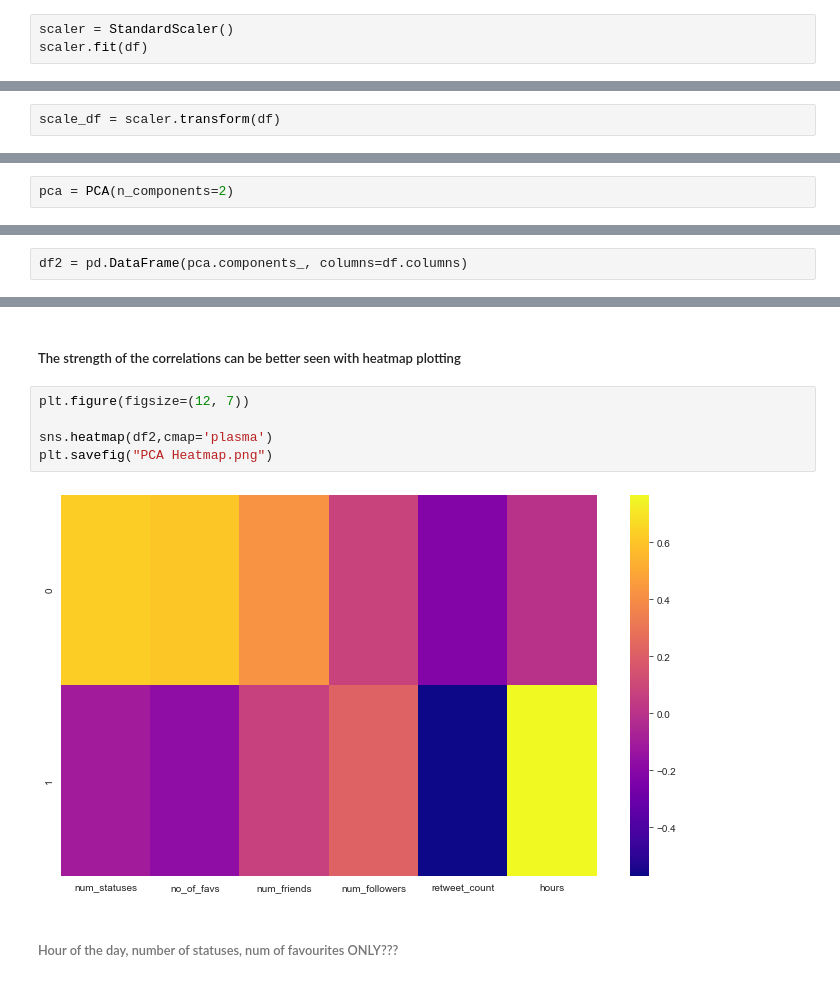
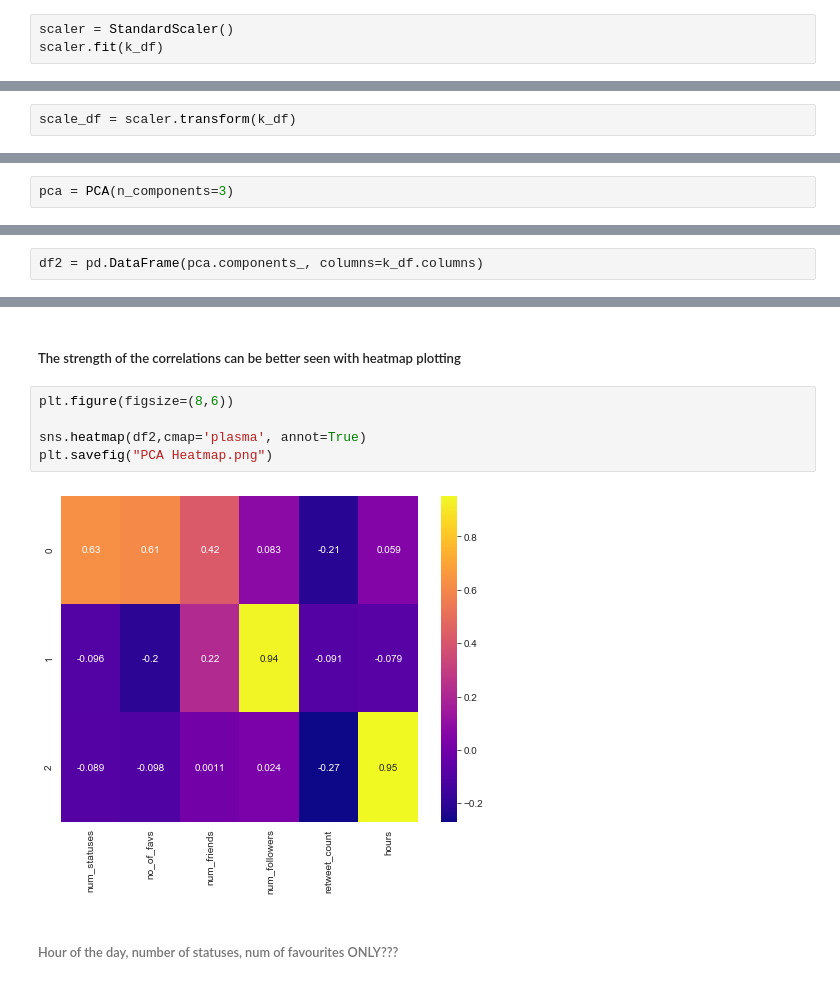
Before and after one commit to olubadmus/Twitter-User-Clustering, a Jupyter notebook: Charlottevile_PCA_KMeans Code.ipynb, the cells around one changed output, grey strips where cells are left out. Cells and saved outputs as stored; diff of their text form.

```diff
--- a/Charlottevile_PCA_KMeans Code.ipynb
+++ b/Charlottevile_PCA_KMeans Code.ipynb
@@ -173,8 +159,8 @@ I dont know if PCA is neccessary in this case since we do no have many features,
 from sklearn.preprocessing import StandardScaler
 # %%
 scaler = StandardScaler()
-scaler.fit(df)
+scaler.fit(k_df)
 # %% [output]
 StandardScaler(copy=True, with_mean=True, with_std=True)
 # %%
-scale_df = scaler.transform(df)
+scale_df = scaler.transform(k_df)
@@ -185,7 +185,7 @@ scale_df = scaler.transform(df)
 # %%
 from sklearn.decomposition import PCA
 # %%
-pca = PCA(n_components=2)
+pca = PCA(n_components=3)
 # %%
 pca.fit(scale_df)
 # %% [output]
@@ -231,5 +237,5 @@ array([[ 6.33379068e-01,  6.07707410e-01,  4.21433235e-01,
 # %%
-df2 = pd.DataFrame(pca.components_, columns=df.columns)
+df2 = pd.DataFrame(pca.components_, columns=k_df.columns)
 # %%
 df2
 # %% [output]
@@ -239,12 +246,12 @@ df2
 # %% [markdown]
 ##### The strength of the correlations can be better seen with heatmap plotting
 # %%
-plt.figure(figsize=(12, 7))
+plt.figure(figsize=(8,6))
 
-sns.heatmap(df2,cmap='plasma')
+sns.heatmap(df2,cmap='plasma', annot=True)
 plt.savefig("PCA Heatmap.png")
 # %% [output]
-[figure, old version]
+[figure, new version]
 # %% [markdown]
 ###### Hour of the day, number of statuses, num of favourites ONLY???
 # %%
```
Also changed, not shown: parts of 59 cells of this notebook.
